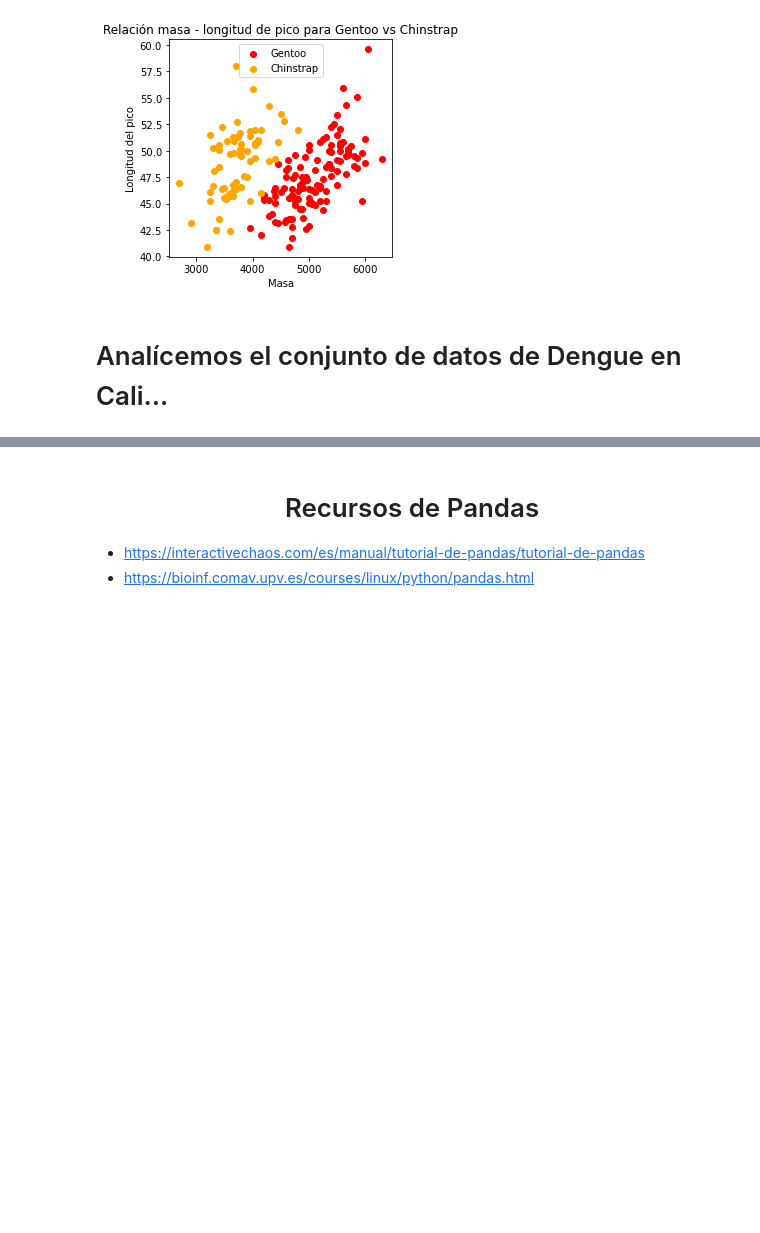
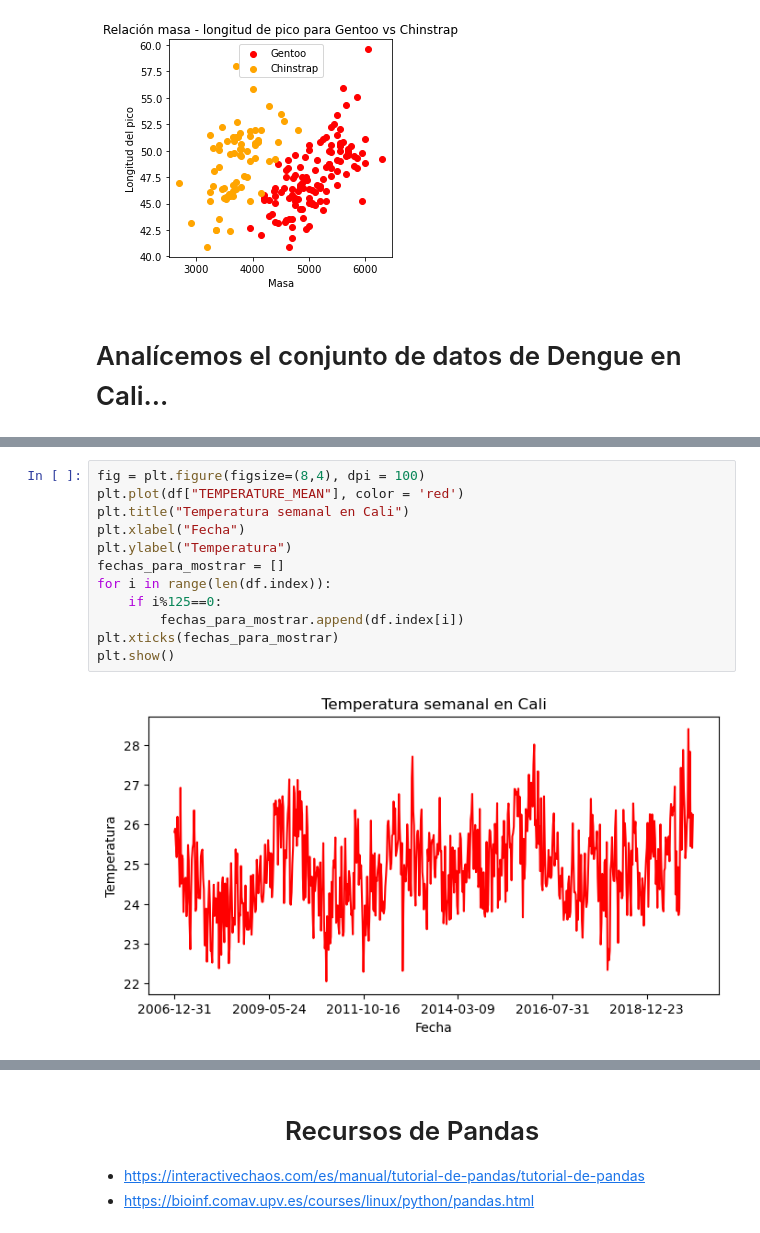
Before and after one commit to alceballosa/programming_fundamentals_py, a Jupyter notebook: Semana_6_1.ipynb, the cells around one changed output, grey strips where cells are left out. Cells and saved outputs as stored; diff of their text form; blank space fills up the shorter version.

```diff
--- a/Semana_6_1.ipynb
+++ b/Semana_6_1.ipynb
@@ -973,0 +1016,14 @@ df
+# %%
+fig = plt.figure(figsize=(8,4), dpi = 100)
+plt.plot(df["TEMPERATURE_MEAN"], color = 'red')
+plt.title("Temperatura semanal en Cali")
+plt.xlabel("Fecha")
+plt.ylabel("Temperatura")
+fechas_para_mostrar = []
+for i in range(len(df.index)):
+    if i%125==0:
+        fechas_para_mostrar.append(df.index[i])
+plt.xticks(fechas_para_mostrar)
+plt.show()
+# %% [output]
+[figure, added]
```
Also changed, not shown: parts of 17 cells of this notebook.
